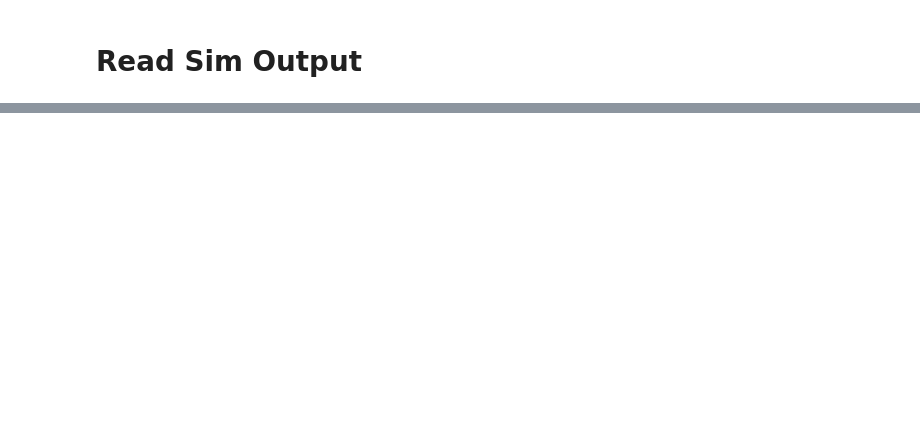
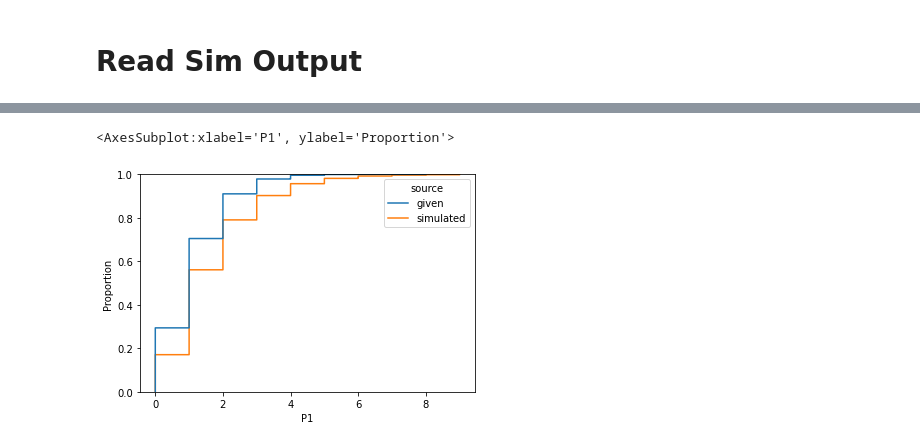
Before and after one commit to reed000/msba_schain_22, a Jupyter notebook: post_process.ipynb, the cells around one changed output, grey strips where cells are left out. Cells and saved outputs as stored; diff of their text form; code cells hidden in the pictures; blank space fills up the shorter version.

```diff
--- a/post_process.ipynb
+++ b/post_process.ipynb
@@ -234,0 +222,5 @@ The optimal input is
+# %%
+sns.ecdfplot(data=compare,x='P1',hue='source')
+# %% [output]
+<AxesSubplot:xlabel='P1', ylabel='Proportion'>
+[figure, added]
```
Also changed, not shown: parts of 19 cells of this notebook, 28 other files.
